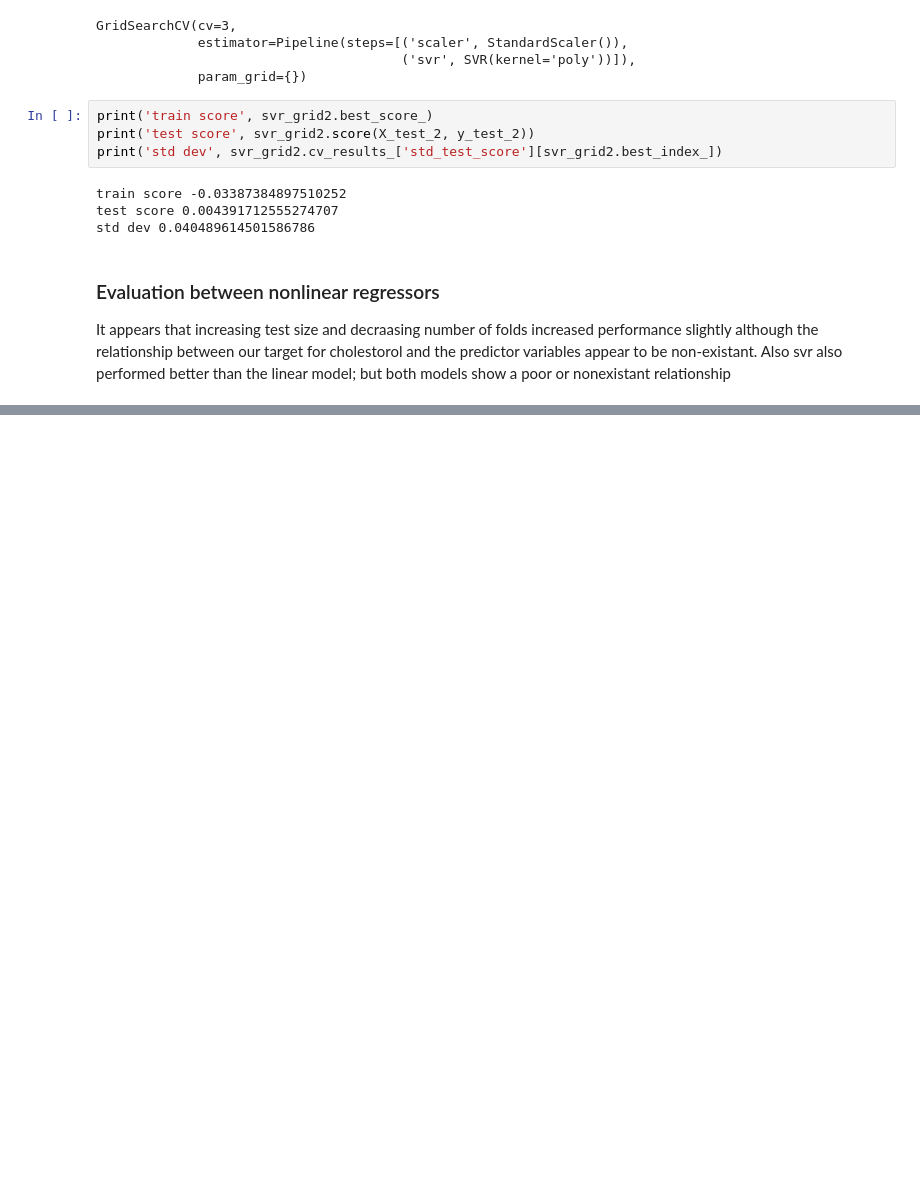
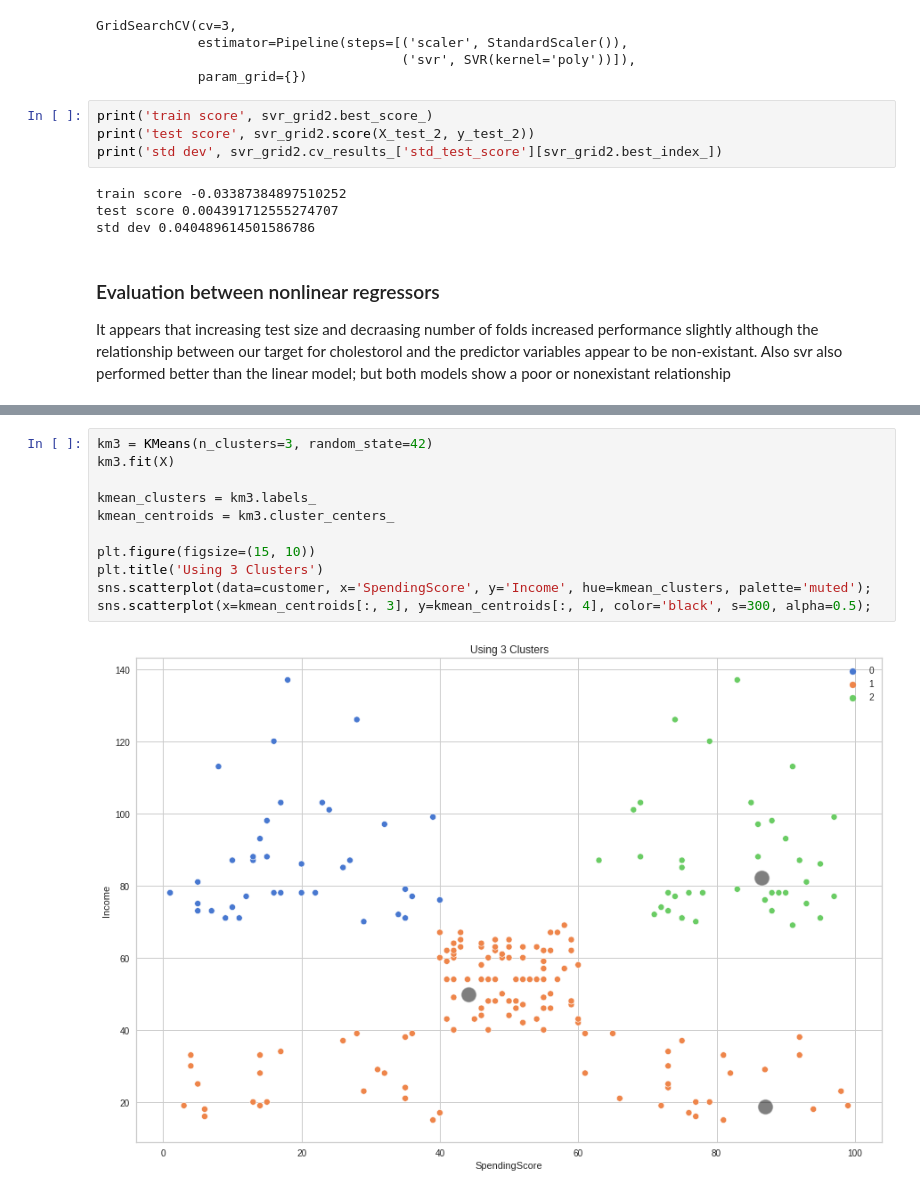
Before and after one commit to willkchan/Practice-ML-Models, a Jupyter notebook: notebook.ipynb, the cells around one changed output, grey strips where cells are left out. Cells and saved outputs as stored; diff of their text form; blank space fills up the shorter version.

```diff
--- a/notebook.ipynb
+++ b/notebook.ipynb
@@ -451,0 +568,13 @@ than the linear model; but both models show a poor or nonexistant relationship
+# %%
+km3 = KMeans(n_clusters=3, random_state=42)
+km3.fit(X)
+
+kmean_clusters = km3.labels_
+kmean_centroids = km3.cluster_centers_
+
+plt.figure(figsize=(15, 10))
+plt.title('Using 3 Clusters')
+sns.scatterplot(data=customer, x='SpendingScore', y='Income', hue=kmean_clusters, palette='muted');
+sns.scatterplot(x=kmean_centroids[:, 3], y=kmean_centroids[:, 4], color='black', s=300, alpha=0.5);
+# %% [output]
+[figure, added]
```
Also changed, not shown: parts of 17 cells of this notebook, 1 other file.
